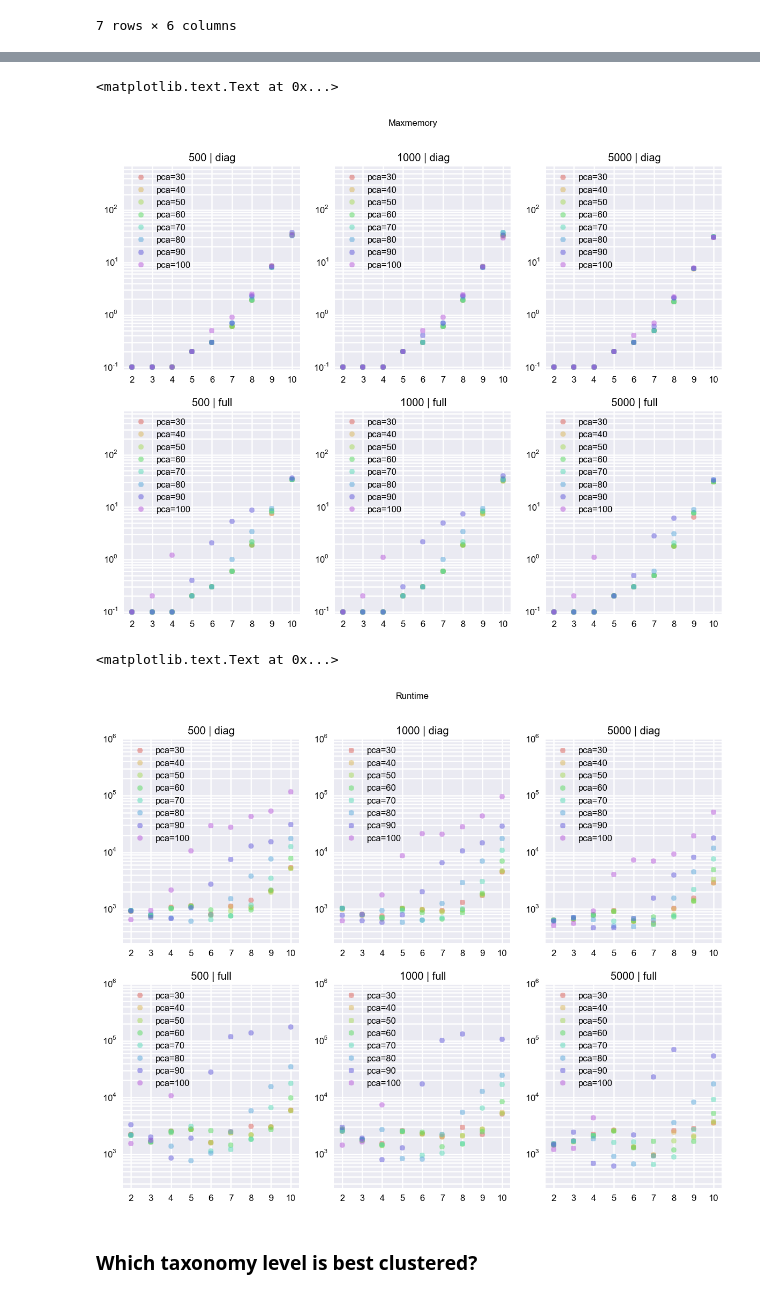
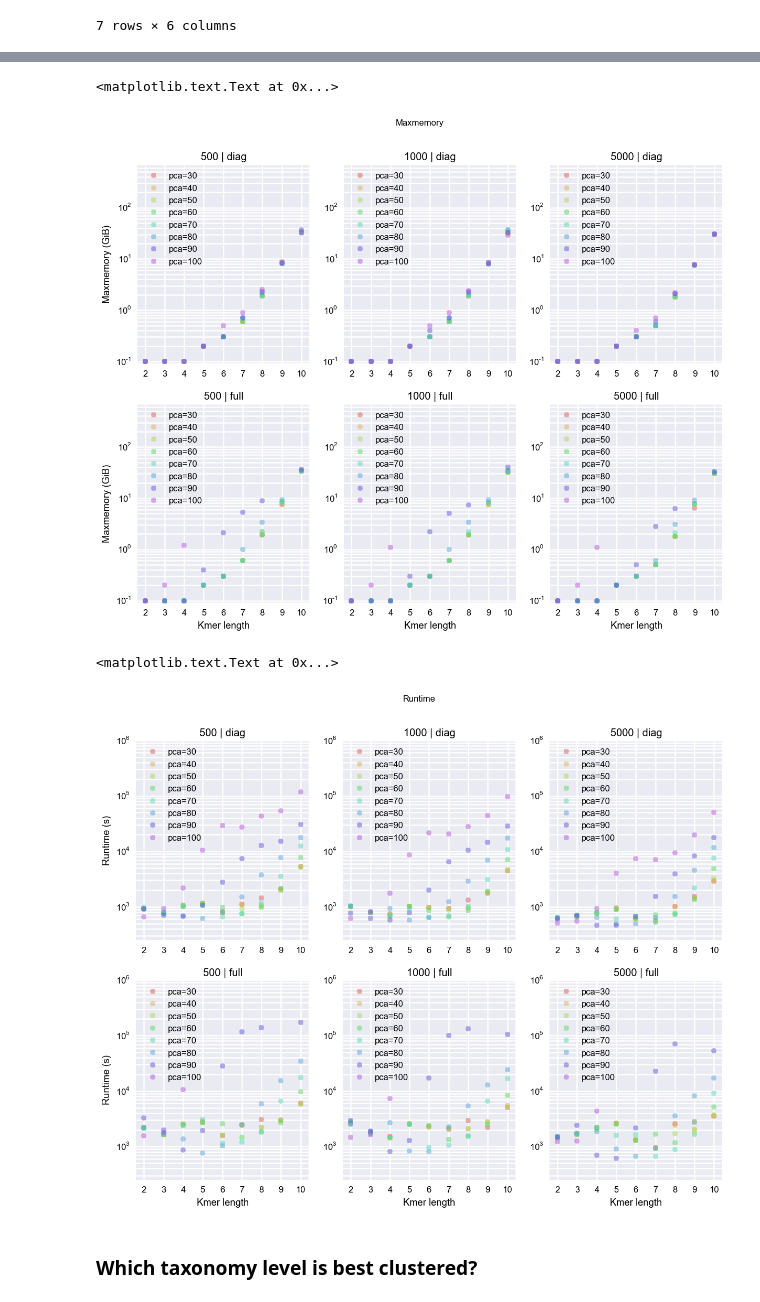
Before and after one commit to alneberg/public_notebooks, a Jupyter notebook: exjobb-matplotlib-seaborn.ipynb, the cells around one changed output, grey strips where cells are left out. Drawn from its saved outputs; the diff is of its cells as text; code cells hidden in the pictures.

Commit message:
Added plots to investigate violinplots, updated other plots to make them easier to read

```diff
--- a/exjobb-matplotlib-seaborn.ipynb
+++ b/exjobb-matplotlib-seaborn.ipynb
@@ -134,5 +134,7 @@ for groupby, color in zip(fin_df.groupby('k'), sns.color_palette('hls', n_colors
             alpha=0.7)
 ax.legend()
 ax.xaxis.set_view_interval(-3, 5)
+ax.set_ylabel('Log Runtime (s)')
+ax.set_xlabel('Log MaxMemory (GiB)')
 plt.show()
 # %% [output]
@@ -154,11 +156,14 @@ for (pca, group_pca), color in zip(fin_df.groupby('pca'), sns.color_palette('hls
             label="pca="+str(pca),
             alpha=0.7)
 ax1.legend(loc=2)
+ax1.set_yscale('log')
 ax1.set_title('Log Maxmemory')
+ax1.set_ylabel('Maxmemory (GiB)')
+ax1.set_xlabel('Kmer length')
 
 for (pca, group_pca), color in zip(fin_df.groupby('pca'), sns.color_palette('hls', n_colors=9)):
     ax2.plot(group_pca['k'].astype(int),
-             np.log(group_pca['runtime_sec'].astype(int)),
+             group_pca['runtime_sec'].astype(int),
              marker='o',
              color=color,
              linestyle='',
@@ -166,7 +171,10 @@ for (pca, group_pca), color in zip(fin_df.groupby('pca'), sns.color_palette('hls
              label='pca=' + str(pca),
              alpha=0.7)
 ax2.legend(loc=2)
+ax2.set_yscale('log')
 ax2.set_title('Log Runtime')
+ax2.set_ylabel('Runtime (s)')
+ax2.set_xlabel('Kmer length')
 
 ax.legend()
 # %% [output]
@@ -190,38 +198,50 @@ for (cov_matrix, group_matrix), ax_row in zip(fin_df.groupby('cov_matrix_shape')
                 ms=6,
                 label="pca="+str(pca),
                 alpha=0.5)
-            ax.set_yscale('log')
-            ax.legend(loc=2)
-            ax.set_title(str(cutoff) + ' | ' + str(cov_matrix))
-            ax.yaxis.set_view_interval(0.09, 700)
+        ax.set_yscale('log')
+        ax.legend(loc=2)
+        ax.set_title(str(cutoff) + ' | ' + str(cov_matrix))
+        # Only define ylabel for the leftmost graphs
+        if cutoff == 500:
+            ax.set_ylabel('Maxmemory (GiB)')
+        # Only define xlabel for the lower row
+        if cov_matrix == 'full':
+            ax.set_xlabel('Kmer length')
+        ax.yaxis.set_view_interval(0.09, 700)
 fig.suptitle('Maxmemory')
 # %% [output]
 <matplotlib.text.Text at 0x...>
-[figure, old version]
+[figure, new version]
 # %%
 fig, axs = plt.subplots(2,3,sharey=False)
 
 for (cov_matrix, group_matrix), ax_row in zip(fin_df.groupby('cov_matrix_shape'), axs):
     for (cutoff, group_cutoff), ax in zip(group_matrix.groupby('cutoff'), ax_row):
 
         ax.margins(0.05) # Optional, just adds 5% padding to the autoscaling
         for (pca, group_pca), color in zip(group_cutoff.groupby('pca'), sns.color_palette('hls', n_colors=9)):
             ax.plot(group_pca['k'].astype(int),
             group_pca['runtime_sec'].astype(float),
                 marker='o',
                 linestyle='',
                 color=color,
                 ms=6,
                 label="pca="+str(pca),
                 alpha=0.5)
-            ax.set_yscale('log')
-            ax.legend(loc=2)
-            ax.set_title(str(cutoff) + ' | ' + str(cov_matrix))
-            ax.yaxis.set_view_interval(250, 1000000)
+        ax.set_yscale('log')
+        ax.legend(loc=2)
+        ax.set_title(str(cutoff) + ' | ' + str(cov_matrix))
+        ax.yaxis.set_view_interval(250, 1000000)
+        # Only define ylabel for the leftmost graphs
+        if cutoff == 500:
+            ax.set_ylabel('Runtime (s)')
+        # Only define xlabel for the lower row
+        if cov_matrix == 'full':
+            ax.set_xlabel('Kmer length')
 fig.suptitle('Runtime')
 # %% [output]
 <matplotlib.text.Text at 0x...>
-[figure, old version]
+[figure, new version]
 # %% [markdown]
 ### Which taxonomy level is best clustered?
 # %% [markdown]
```
Also changed, not shown: parts of 7 cells of this notebook.
